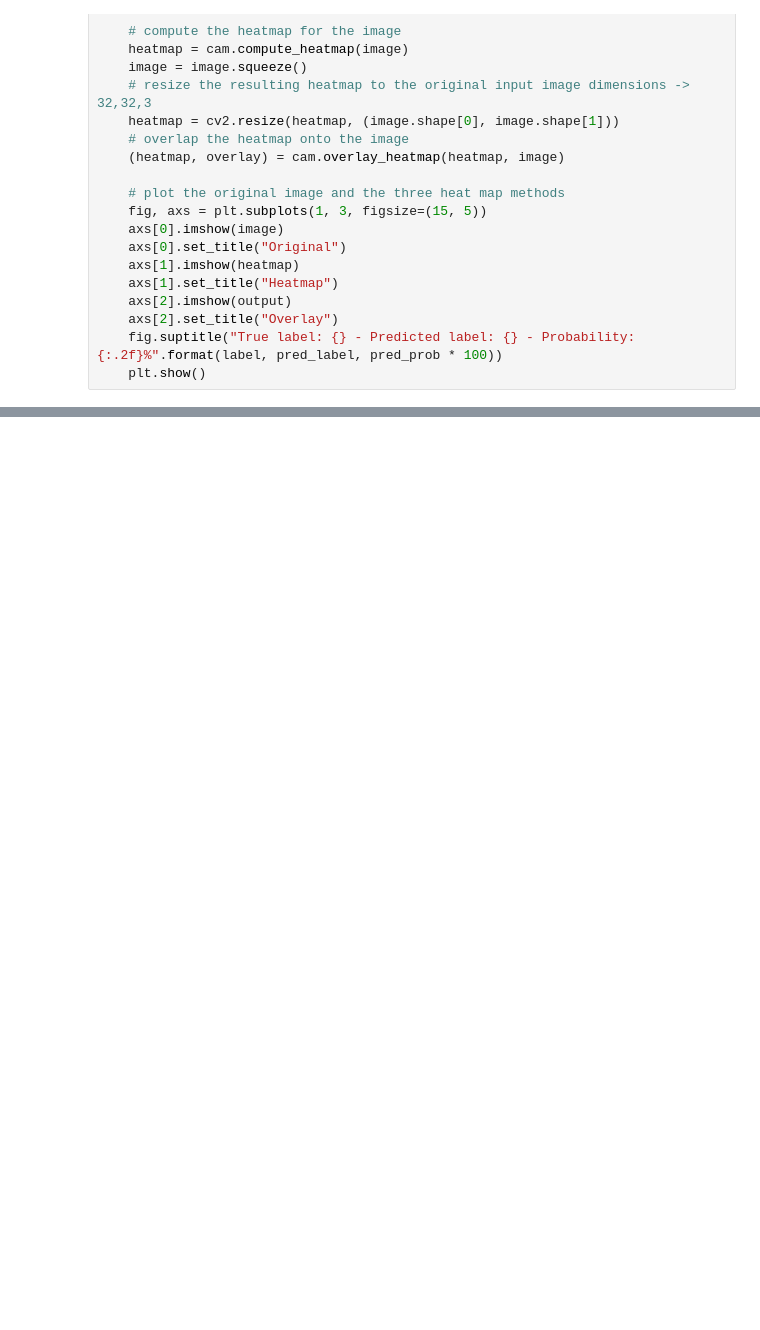
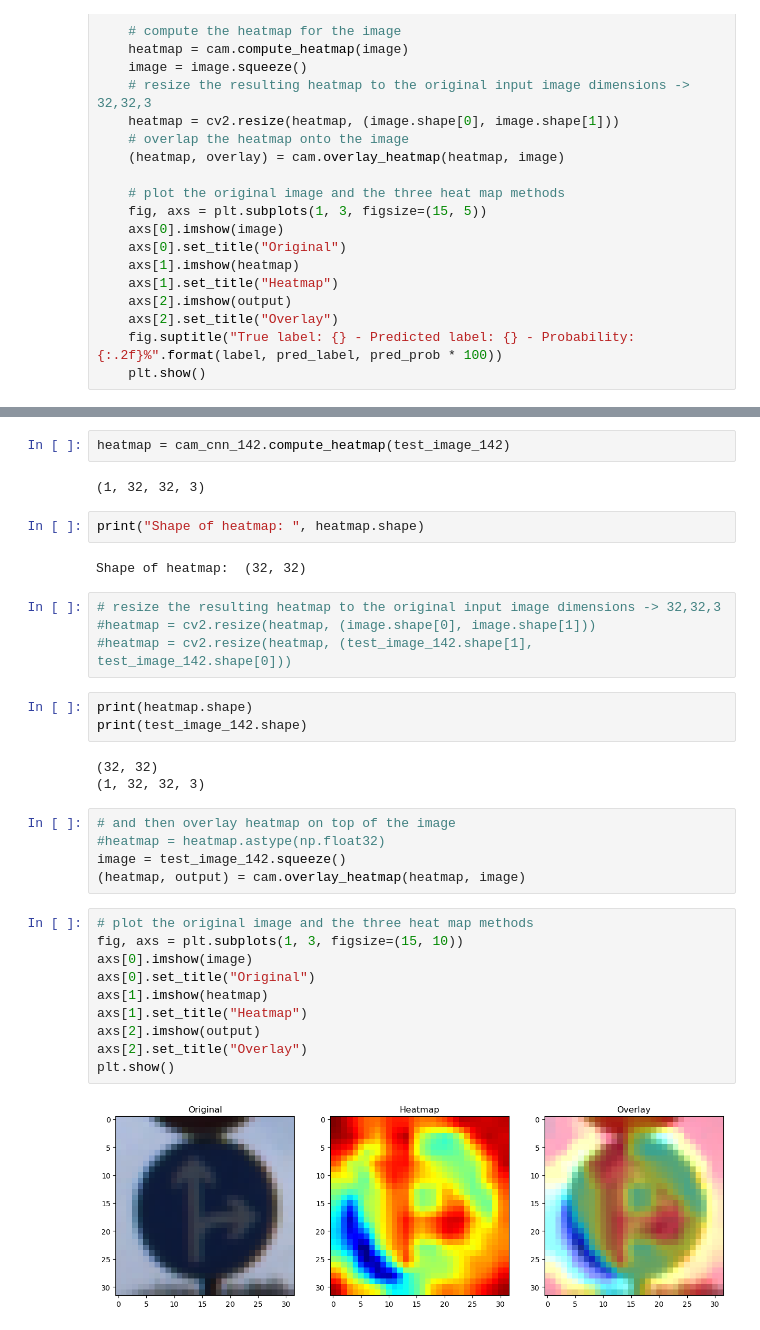
Before and after one commit to sjmfirestone/comp-4449-midterm-rtfs, a Jupyter notebook: main.ipynb, the cells around one changed output, grey strips where cells are left out. Cells and saved outputs as stored; diff of their text form; blank space fills up the shorter version.

```diff
--- a/main.ipynb
+++ b/main.ipynb
@@ -1339,3 +1071,38 @@ plot_activation_heatmap(cam_lenet_142, heatmap, test_image_142, true_label_142,
+# %%
+heatmap = cam_cnn_142.compute_heatmap(test_image_142)
+# %% [output]
+(1, 32, 32, 3)
+# %%
+print("Shape of heatmap: ", heatmap.shape)
+# %% [output]
+Shape of heatmap:  (32, 32)
+# %%
+# resize the resulting heatmap to the original input image dimensions -> 32,32,3
+#heatmap = cv2.resize(heatmap, (image.shape[0], image.shape[1]))
+#heatmap = cv2.resize(heatmap, (test_image_142.shape[1], test_image_142.shape[0]))
+# %%
+print(heatmap.shape)
+print(test_image_142.shape)
+# %% [output]
+(32, 32)
+(1, 32, 32, 3)
+# %%
+# and then overlay heatmap on top of the image
+#heatmap = heatmap.astype(np.float32)
+image = test_image_142.squeeze()
+(heatmap, output) = cam.overlay_heatmap(heatmap, image)
+# %%
+# plot the original image and the three heat map methods
+fig, axs = plt.subplots(1, 3, figsize=(15, 10))
+axs[0].imshow(image)
+axs[0].set_title("Original")
+axs[1].imshow(heatmap)
+axs[1].set_title("Heatmap")
+axs[2].imshow(output)
+axs[2].set_title("Overlay")
+plt.show()
+# %% [output]
+[figure, added]
 # %%
 # 1) Save whole model
 # SavedModel or HDF5 (Hierarchical Data Format)
```
Also changed, not shown: parts of 35 cells of this notebook.
